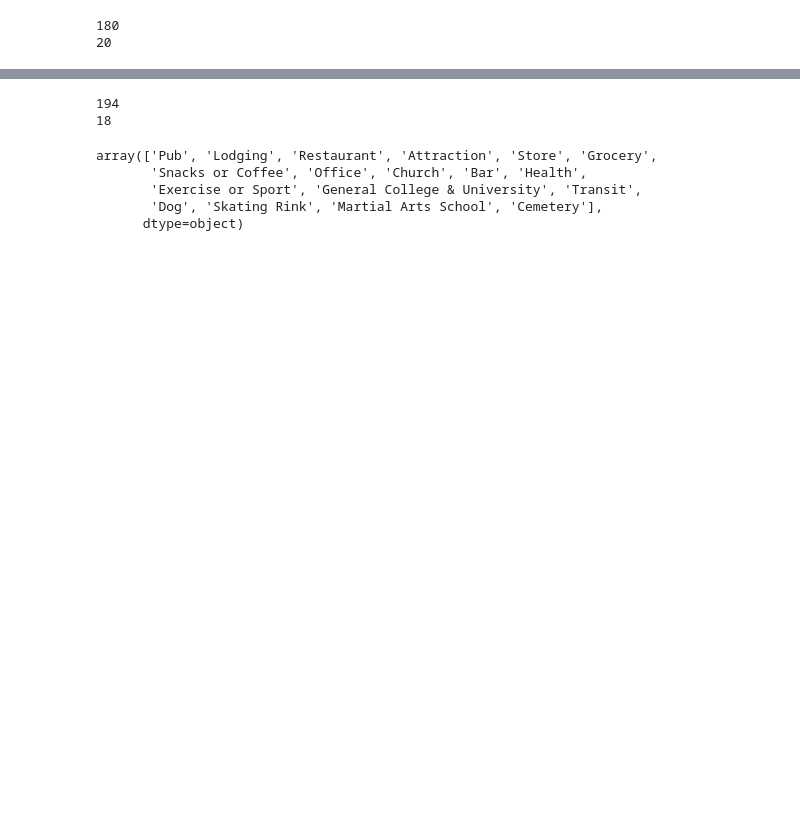
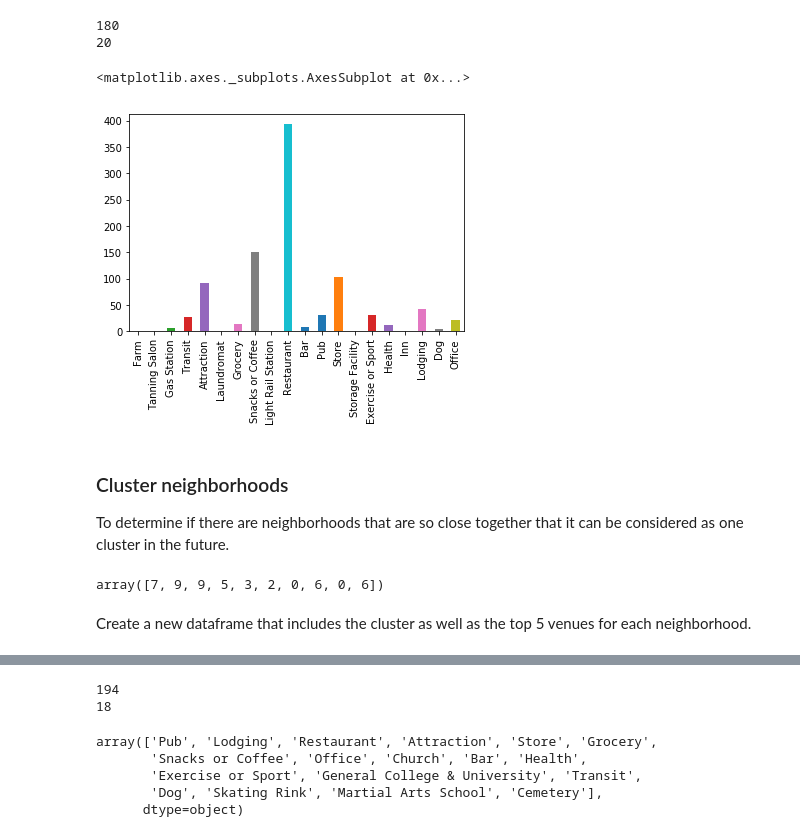
Before and after one commit to paolynv/Coursera-Capstone, a Jupyter notebook: Comparison-Vancouver-Paris-PV.ipynb, the cells around one changed output, grey strips where cells are left out. Saved outputs shown, nothing was run; the diff lists cells and outputs as text; code cells hidden in the pictures; blank space fills up the shorter version.

Commit message:
Comparison-Vancouver-Paris-PV-2

```diff
--- a/Comparison-Vancouver-Paris-PV.ipynb
+++ b/Comparison-Vancouver-Paris-PV.ipynb
@@ -464,0 +485,28 @@ vancouver_grouped['Venue Count'] = vancouver_grouped.iloc[:, 1:].sum(axis=1)
+# %%
+dfVanLocVenues['Venue Category Simplified'].value_counts(sort=False).plot.bar()
+# dfVanLocVenues['Venue Category Simplified'].nunique()
+# %% [output]
+<matplotlib.axes._subplots.AxesSubplot at 0x...>
+[figure, added]
+# %% [markdown]
+### Cluster neighborhoods
+
+To determine if there are neighborhoods that are so close together that it can be considered as one cluster in the future.
+# %%
+# import k-means from clustering stage
+from sklearn.cluster import KMeans
+
+# set number of clusters
+kclusters = 10
+
+van_grouped_clustering = vancouver_grouped.drop('Neighborhood', 1)
+
+# run k-means clustering
+kmeans = KMeans(n_clusters = kclusters, random_state=0).fit(van_grouped_clustering)
+
+# check cluster labels generated for each row in the dataframe
+kmeans.labels_[0:10]
+# %% [output]
+array([7, 9, 9, 5, 3, 2, 0, 6, 0, 6])
+# %% [markdown]
+Create a new dataframe that includes the cluster as well as the top 5 venues for each neighborhood.
```
Also changed, not shown: parts of 21 cells of this notebook.
